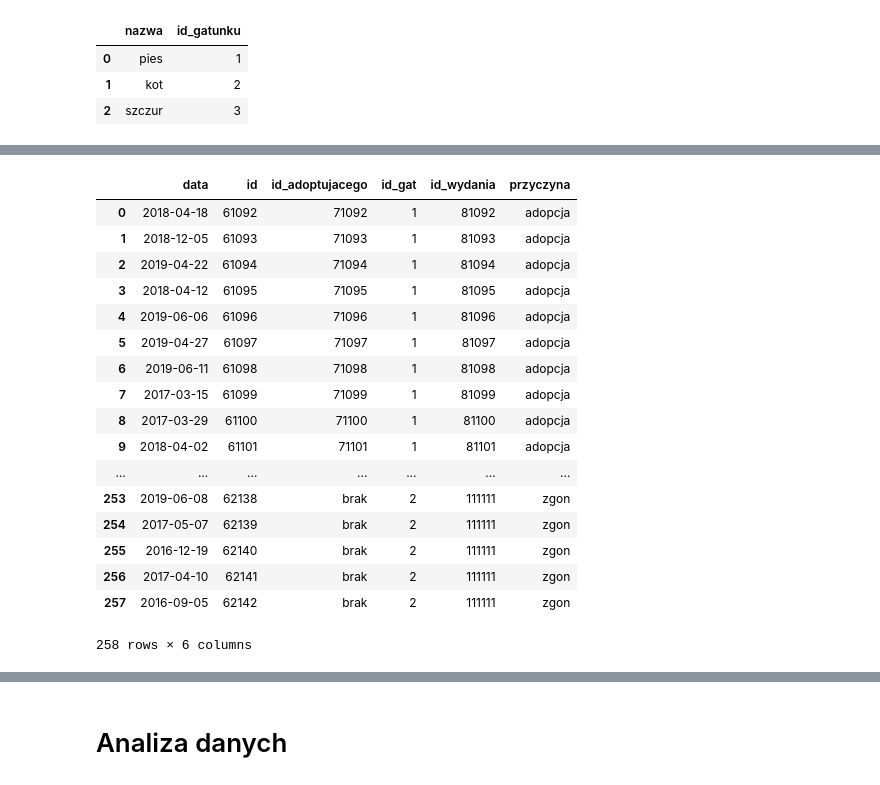
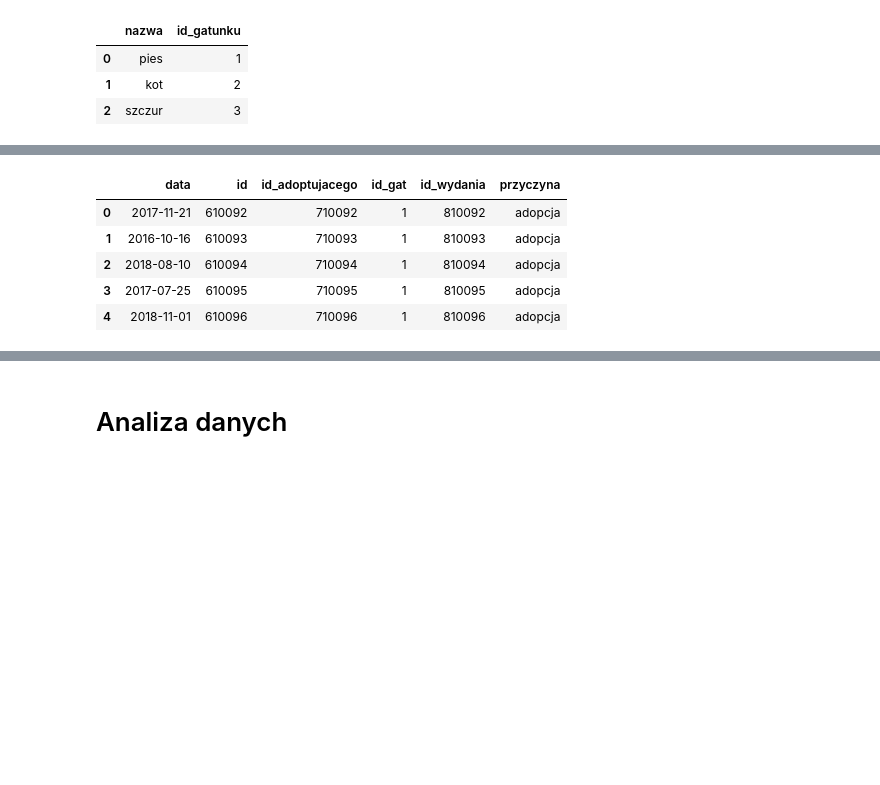
Before and after one commit to Karosemi/Dogs_and_cats, a Jupyter notebook: Dane_dla_schroniska.ipynb, the cells around one changed output, grey strips where cells are left out. Saved outputs shown, nothing was run; the diff lists cells and outputs as text; code cells hidden in the pictures; blank space fills up the shorter version.

```diff
--- a/Dane_dla_schroniska.ipynb
+++ b/Dane_dla_schroniska.ipynb
@@ -1167,7 +1130,7 @@ pd.DataFrame(informacje)
 #92 psy- tyle liczy aktualnie nasze schronisko, 41 kotow, i 17 szczurow
 #139 psow -tyle zaatoptowano
 len_dog = 92
-len_ad = 139
+len_ad = 86
 k = 1
 l = 1
 for i in range(len_dog, len_dog+len_ad):
@@ -1201,21 +1164,24 @@ for i in range(len_dog, len_dog+len_ad):
     if np.random.random() > 0.95:
         if i != len_dog:
             dog_ad['ilosc_adopcji'] = 2
+            dog_ad['id_adoptujacego'] = ad_id
         else:
             if np.random.random()>0.5:
                 adoptujacy = dog.adoptujacy(names_male, lastnames_male, ulice, miasta[rand_i])
             else:
                 adoptujacy = dog.adoptujacy(names_female, lastnames_female, ulice, miasta[rand_i])
             dog_ad['ilosc_adopcji'] = 1
+            ad_id = id_generator(i=i, first=7, second =1)
+            dog_ad['id_adoptujacego'] = ad_id
     else:
         if np.random.random()>0.5:
             adoptujacy = dog.adoptujacy(names_male, lastnames_male, ulice, miasta[rand_i])
         else:
             adoptujacy = dog.adoptujacy(names_female, lastnames_female, ulice, miasta[rand_i])
         dog_ad['ilosc_adopcji'] = 1
+        ad_id = id_generator(i=i, first=7, second =1)
+        dog_ad['id_adoptujacego'] = ad_id
 
-
-    dog_ad['id_adoptujacego'] = id_generator(i=i, first=7, second =1)
     dog_ad['imie'] = adoptujacy['name']
     dog_ad['nazwisko'] = adoptujacy['last_name']
     dog_ad['telefon'] = adoptujacy['telefon']
@@ -1267,7 +1233,7 @@ for i in range(len_dog, len_dog+len_ad):
         dog_schr['Stan'] = "nie nadaje się do adopcji - "+str(zdrowie)
     wizyty, daty, ceny = dog.choroby()
     for j in range(len(wizyty)):
-        dog_wiz['ID_wizyty'] =  id_generator(i = i, first = 4, second = j)
+        dog_wiz['ID_wizyty'] =  id_generator(i = i, first = 4, second = 4, third = j)
         dog_wiz['id'] = dog_info['id']
         index =int(np.round(np.random.uniform(0,3.49),0))
         id_pr =  w_id[index]
@@ -1277,7 +1243,7 @@ for i in range(len_dog, len_dog+len_ad):
         dog_wiz['zalecenia'] = 'lek'
         dog_wiz['stan_zdrowia'] = zdrowie
         dog_wiz['sterylizacja'] = kastracja[0]
-        dog_trans['id_transakcji'] = id_generator(i = i, first = 5, second = j)
+        dog_trans['id_transakcji'] = id_generator(i = i, first = 5, second = 4, third = j)
         dog_trans['tytul']='weterynarz, id_zwierzecia:'+ str(dog_info['id'])
         dog_trans['kwota'] = 0 - ceny[j]
         dog_trans['data'] = dataformat(daty[j])
@@ -1326,20 +1292,24 @@ for i in range(len_dog, len_dog+len_ad):
     if np.random.random() > 0.95:
         if i != len_dog:
             dog_ad['ilosc_adopcji'] = 2
+            dog_ad['id_adoptujacego'] = ad_id
         else:
             if np.random.random()>0.5:
                 adoptujacy = dog.adoptujacy(names_male, lastnames_male, ulice, miasta[rand_i])
             else:
                 adoptujacy = dog.adoptujacy(names_female, lastnames_female, ulice, miasta[rand_i])
             dog_ad['ilosc_adopcji'] = 1
+            ad_id = id_generator(i=i, first=9, second =2)
+            dog_ad['id_adoptujacego'] = ad_id
     else:
         if np.random.random()>0.5:
             adoptujacy = dog.adoptujacy(names_male, lastnames_male, ulice, miasta[rand_i])
         else:
             adoptujacy = dog.adoptujacy(names_female, lastnames_female, ulice, miasta[rand_i])
         dog_ad['ilosc_adopcji'] = 1
+        ad_id = id_generator(i=i, first=9, second =2)
+        dog_ad['id_adoptujacego'] = ad_id
 
-    dog_ad['id_adoptujacego'] = id_generator(i=i, first=7, second =1)
     dog_ad['imie'] = adoptujacy['name']
     dog_ad['nazwisko'] = adoptujacy['last_name']
     dog_ad['telefon'] = adoptujacy['telefon']
@@ -1357,7 +1327,7 @@ for i in range(len_dog, len_dog+len_ad):
     dog_info['id'] = id_generator(i=i, first=6, second =2)
 
     dog_byl['id'] = dog_info['id']
-    dog_byl['id_wydania'] = id_generator(i=i, first=8, second =2)
+    dog_byl['id_wydania'] = id_generator(i=i, first=8, second  =2)
     dog_byl['przyczyna'] = 'adopcja'
     dog_byl['data'] = ad_date
     dog_byl['id_adoptujacego'] = dog_ad['id_adoptujacego']
@@ -1390,7 +1360,7 @@ for i in range(len_dog, len_dog+len_ad):
         dog_schr['Stan'] = "nie nadaje sie do adopcji - "+str(zdrowie)
     wizyty, daty, ceny = dog.choroby()
     for j in range(len(wizyty)):
-        dog_wiz['ID_wizyty'] =  id_generator(i = i, first = 4, second = j)
+        dog_wiz['ID_wizyty'] =  id_generator(i = i, first = 4, second = 5, third=j)
         dog_wiz['id'] = dog_info['id']
         index =int(np.round(np.random.uniform(0,3.49),0))
         id_pr =  w_id[index]
@@ -1400,7 +1370,7 @@ for i in range(len_dog, len_dog+len_ad):
         dog_wiz['zalecenia'] = 'lek'
         dog_wiz['stan_zdrowia'] = zdrowie
         dog_wiz['sterylizacja'] = kastracja[0]
-        dog_trans['id_transakcji'] = id_generator(i = i, first = 5, second = j)
+        dog_trans['id_transakcji'] = id_generator(i = i, first = 5, second = 5, third=j)
         dog_trans['tytul']='weterynarz, id_zwierzecia:'+ str(dog_info['id'])
         dog_trans['kwota'] = 0-ceny[j]
         dog_trans['data'] = dataformat(daty[j])
@@ -1454,10 +1424,10 @@ for i in range(len_dog+len_ad, len_dog+len_ad+len_d):
     kastracja = dog.kastracja()
     dog_info['id_gat'] = 1
     dog_byl['id_gat'] = dog_info['id_gat']
-    dog_info['id'] = id_generator(i=i, first=6, second =1)
+    dog_info['id'] = id_generator(i=i, first=6, second =3, third=1)
 
     dog_byl['id'] = dog_info['id']
-    dog_byl['id_wydania'] = 111111 #jesli same 1 to oznacza smierc
+    dog_byl['id_wydania'] = 1111111 #jesli same 1 to oznacza smierc
     dog_byl['przyczyna'] = 'zgon'
     dog_byl['data'] = dataformat(death)
     dog_byl['id_adoptujacego'] = 'brak'
@@ -1488,7 +1458,7 @@ for i in range(len_dog+len_ad, len_dog+len_ad+len_d):
     zdrowie = dog.stan_zdrowia()
     wizyty, daty, ceny = dog.choroby()
     for j in range(len(wizyty)):
-        dog_wiz['ID_wizyty'] =  id_generator(i = i, first = 4, second = j)
+        dog_wiz['ID_wizyty'] =  id_generator(i = i, first = 4, second = 6, third = j)
         dog_wiz['id'] = dog_info['id']
         index =int(np.round(np.random.uniform(0,3.49),0))
         id_pr =  w_id[index]
@@ -1498,7 +1468,7 @@ for i in range(len_dog+len_ad, len_dog+len_ad+len_d):
         dog_wiz['zalecenia'] = 'lek'
         dog_wiz['stan_zdrowia'] = zdrowie
         dog_wiz['sterylizacja'] = kastracja[0]
-        dog_trans['id_transakcji'] = id_generator(i = i, first = 5, second = j)
+        dog_trans['id_transakcji'] = id_generator(i = i, first = 5, second = 6, third = j)
         dog_trans['tytul']='weterynarz, id_zwierzecia:'+ str(dog_info['id'])
         dog_trans['kwota'] = 0-ceny[j]
         dog_trans['data'] = dataformat(daty[j])
@@ -1551,10 +1521,10 @@ for i in range(len_dog+len_ad, len_dog+len_ad+len_d):
     kastracja = dog.kastracja()
     dog_info['id_gat'] = 2
     dog_byl['id_gat'] =2
-    dog_info['id'] = id_generator(i=i, first=6, second =2)
+    dog_info['id'] = id_generator(i=i, first=6, second =3, third =2)
 
     dog_byl['id'] = dog_info['id']
-    dog_byl['id_wydania'] = 111111 #jesli same 1 to oznacza smierc
+    dog_byl['id_wydania'] = 1111111 #jesli same 1 to oznacza smierc
     dog_byl['przyczyna'] = 'zgon'
     dog_byl['data'] = dataformat(death)
     dog_byl['id_adoptujacego'] = 'brak'
@@ -1583,7 +1553,7 @@ for i in range(len_dog+len_ad, len_dog+len_ad+len_d):
     zdrowie = dog.stan_zdrowia()
     wizyty, daty, ceny = dog.choroby()
     for j in range(len(wizyty)):
-        dog_wiz['ID_wizyty'] =  id_generator(i = i, first = 4, second = j)
+        dog_wiz['ID_wizyty'] =  id_generator(i = i, first = 4, second = 6, third=j)
         dog_wiz['id'] = dog_info['id']
         index =int(np.round(np.random.uniform(0,3.49),0))
         id_pr =  w_id[index]
@@ -1593,7 +1563,7 @@ for i in range(len_dog+len_ad, len_dog+len_ad+len_d):
         dog_wiz['zalecenia'] = 'lek'
         dog_wiz['stan_zdrowia'] = zdrowie
         dog_wiz['sterylizacja'] = kastracja[0]
-        dog_trans['id_transakcji'] = id_generator(i = i, first = 5, second = j)
+        dog_trans['id_transakcji'] = id_generator(i = i, first = 5, second = 6, third = j)
         dog_trans['tytul']='weterynarz, id_zwierzecia:'+ str(dog_info['id'])
         dog_trans['kwota'] = 0-ceny[j]
         dog_trans['data'] = dataformat(daty[j])
@@ -1732,21 +1730,9 @@ df_schr
 # %%
-df_byle
+df_byle.head()
 # %% [output]
 |  | data | id | id_adoptujacego | id_gat | id_wydania | przyczyna |
-| 0 | 2018-04-18 | 61092 | 71092 | 1 | 81092 | adopcja |
-| 1 | 2018-12-05 | 61093 | 71093 | 1 | 81093 | adopcja |
-| 2 | 2019-04-22 | 61094 | 71094 | 1 | 81094 | adopcja |
-| 3 | 2018-04-12 | 61095 | 71095 | 1 | 81095 | adopcja |
-| 4 | 2019-06-06 | 61096 | 71096 | 1 | 81096 | adopcja |
-| 5 | 2019-04-27 | 61097 | 71097 | 1 | 81097 | adopcja |
-| 6 | 2019-06-11 | 61098 | 71098 | 1 | 81098 | adopcja |
-| 7 | 2017-03-15 | 61099 | 71099 | 1 | 81099 | adopcja |
-| 8 | 2017-03-29 | 61100 | 71100 | 1 | 81100 | adopcja |
-| 9 | 2018-04-02 | 61101 | 71101 | 1 | 81101 | adopcja |
-| ... | ... | ... | ... | ... | ... | ... |
-| 253 | 2019-06-08 | 62138 | brak | 2 | 111111 | zgon |
-| 254 | 2017-05-07 | 62139 | brak | 2 | 111111 | zgon |
-| 255 | 2016-12-19 | 62140 | brak | 2 | 111111 | zgon |
-| 256 | 2017-04-10 | 62141 | brak | 2 | 111111 | zgon |
-| 257 | 2016-09-05 | 62142 | brak | 2 | 111111 | zgon |
+| 0 | 2017-11-21 | 610092 | 710092 | 1 | 810092 | adopcja |
+| 1 | 2016-10-16 | 610093 | 710093 | 1 | 810093 | adopcja |
+| 2 | 2018-08-10 | 610094 | 710094 | 1 | 810094 | adopcja |
+| 3 | 2017-07-25 | 610095 | 710095 | 1 | 810095 | adopcja |
+| 4 | 2018-11-01 | 610096 | 710096 | 1 | 810096 | adopcja |
-258 rows × 6 columns
```
Also changed, not shown: parts of 88 cells of this notebook.
